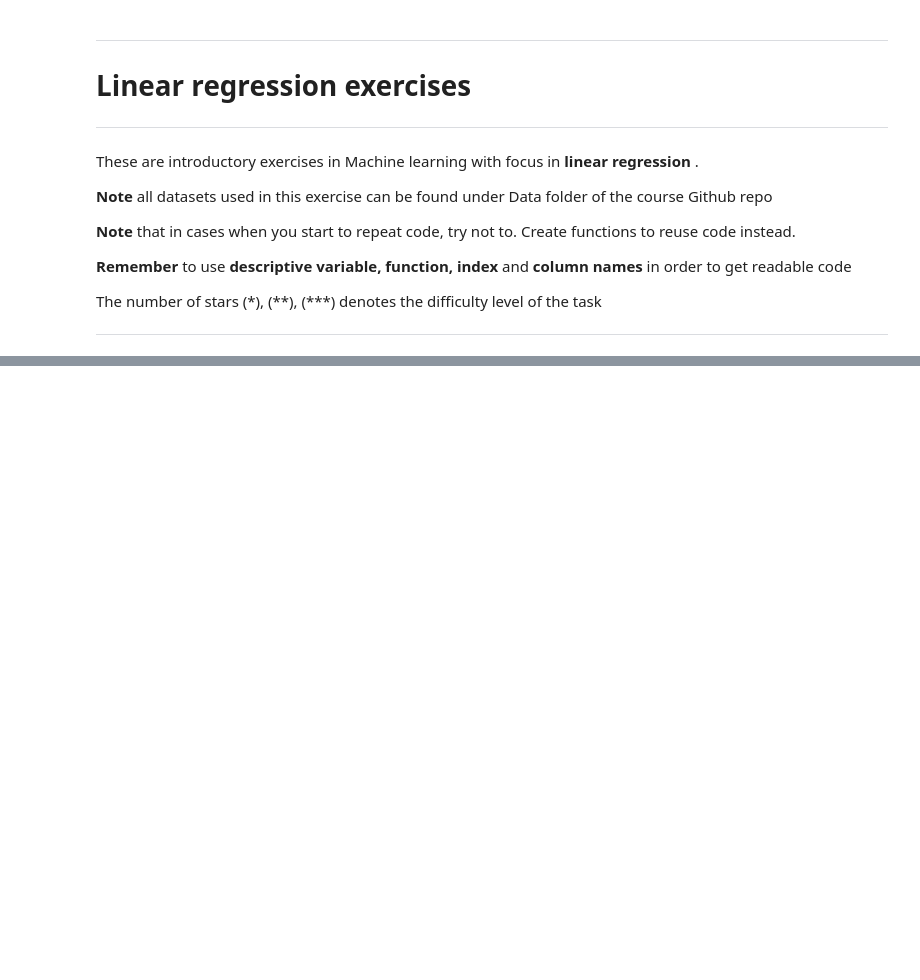
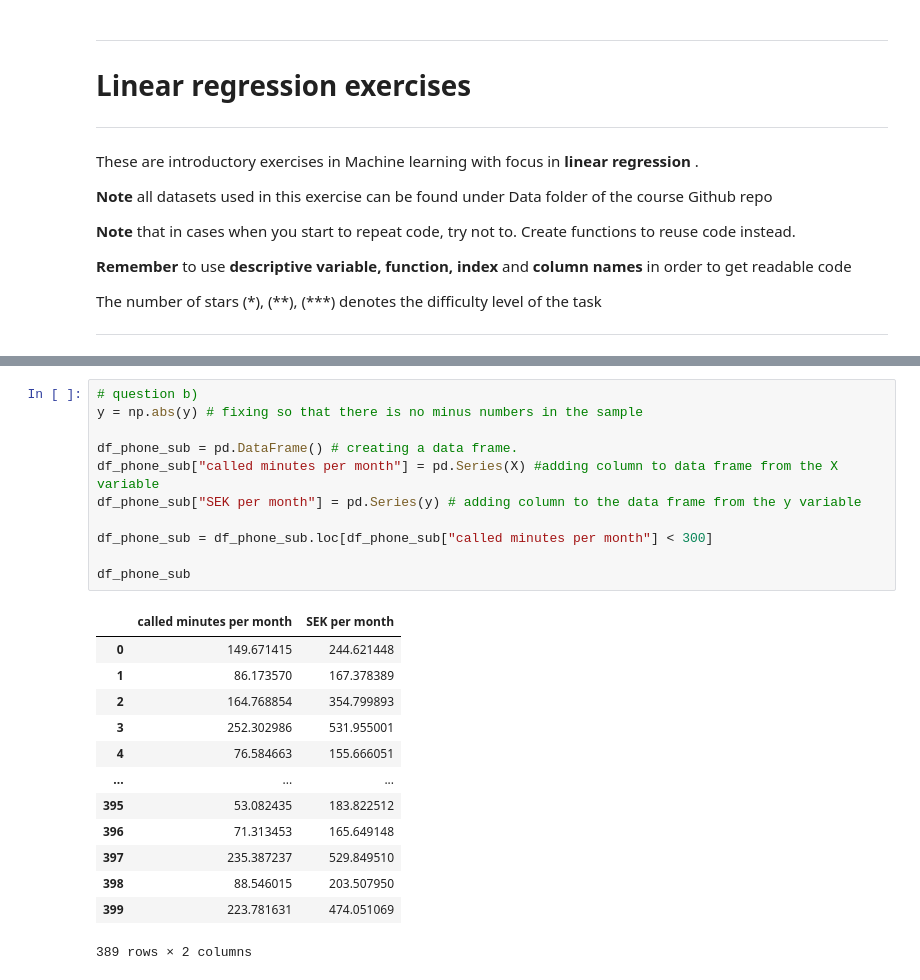
Before and after one commit to SCGlass/Machine-learning, a Jupyter notebook: Exercises/E00_Linear_regression.ipynb, the cells around one changed output, grey strips where cells are left out. Drawn from its saved outputs; the diff is of its cells as text; blank space fills up the shorter version.

```diff
--- a/Exercises/E00_Linear_regression.ipynb
+++ b/Exercises/E00_Linear_regression.ipynb
@@ -101 +100,26 @@ ax.set(title="SEK Spent against called minutes a month")
 [figure]
+# %%
+# question b)
+y = np.abs(y) # fixing so that there is no minus numbers in the sample
+
+df_phone_sub = pd.DataFrame() # creating a data frame.
+df_phone_sub["called minutes per month"] = pd.Series(X) #adding column to data frame from the X variable
+df_phone_sub["SEK per month"] = pd.Series(y) # adding column to the data frame from the y variable
+
+df_phone_sub = df_phone_sub.loc[df_phone_sub["called minutes per month"] < 300]
+
+df_phone_sub
+# %% [output]
+|  | called minutes per month | SEK per month |
+| 0 | 149.671415 | 244.621448 |
+| 1 | 86.173570 | 167.378389 |
+| 2 | 164.768854 | 354.799893 |
+| 3 | 252.302986 | 531.955001 |
+| 4 | 76.584663 | 155.666051 |
+| ... | ... | ... |
+| 395 | 53.082435 | 183.822512 |
+| 396 | 71.313453 | 165.649148 |
+| 397 | 235.387237 | 529.849510 |
+| 398 | 88.546015 | 203.507950 |
+| 399 | 223.781631 | 474.051069 |
+389 rows × 2 columns
```
Also changed, not shown: parts of 2 cells of this notebook.
